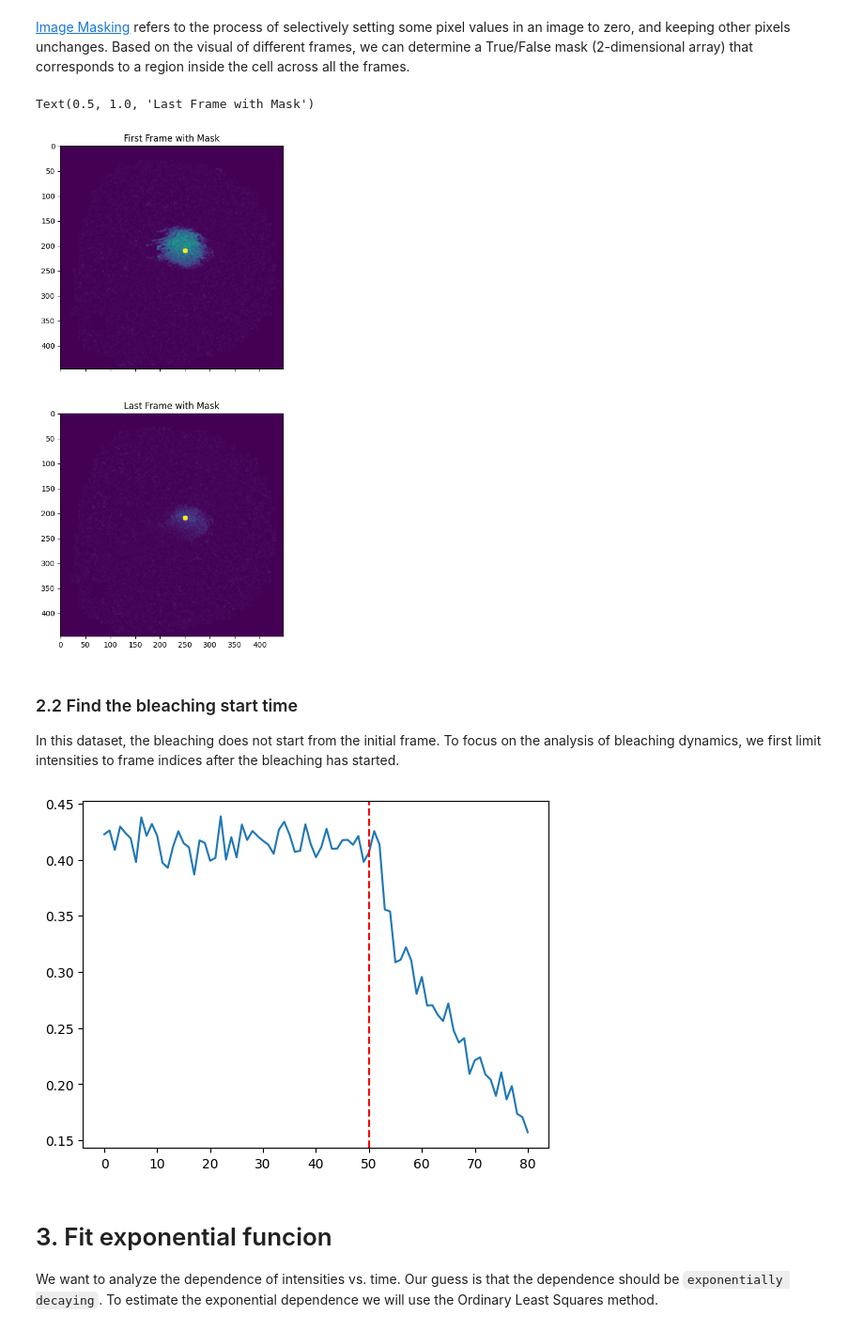
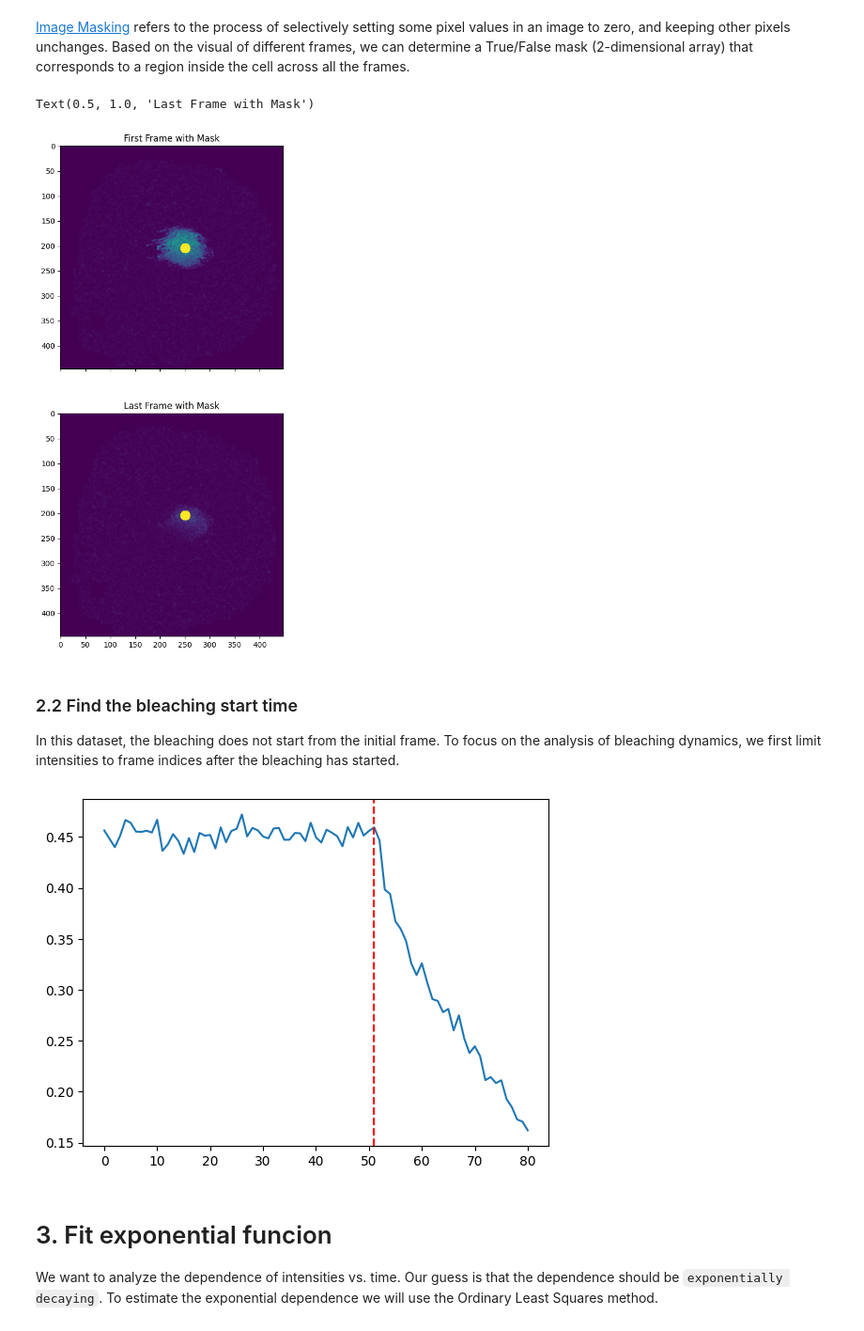
Before and after one commit to Marlon-Jost/PHYS5318_Experiemnt_2, a Jupyter notebook: PHYS5318_Lab2_femtosecond-2.ipynb, the cells around one changed output. Shown at 94% size. Cells and saved outputs as stored; diff of their text form; code cells hidden in the pictures.

```diff
--- a/PHYS5318_Lab2_femtosecond-2.ipynb
+++ b/PHYS5318_Lab2_femtosecond-2.ipynb
@@ -145,7 +145,7 @@ After that, we will define and quantify statistics which capture the behavior of
 # Q2.1.1 find a fixed point that is within a bright region inside the cell. As the cell shifts slightly through time, check that the point you picked never contains background values. Do this qualitatively by looking at multiple frames.
 # Plot multiple frames with some annotation around your fixed point, e.g. add a red dot on multiple frames
 # Store the coordinates of the point in two variables `idx_i` and `idx_j`
-idx_i, idx_j = (210, 250)
+idx_i, idx_j = (205, 250)
 plot_range = 50
 plt.imshow(img_femtolaser_blurred[0][idx_i-plot_range:idx_i+plot_range,idx_j-plot_range:idx_j+plot_range], vmin= 0, vmax=1)
 plt.plot(plot_range,plot_range, 'r.')
@@ -164,7 +164,7 @@ img_femtolaser_blurred_masked = img_femtolaser_blurred
 # Hint1: The size of the circle will determine the reliability of your final conclusions. Be intentional when choosing the size of your region
 
 ni, nj = img_femtolaser_blurred[0].shape
-radius = 5 # Students will be changing this parameter
+radius = 10 # Students will be changing this parameter
 mask_cell = np.zeros((ni, nj), dtype=np.bool_)
 for i in range(ni):
     for j in range(nj):
@@ -187,7 +187,7 @@ ax2.imshow(img_femtolaser_blurred[-1]+mask_cell, vmin=0, vmax=1)
 ax2.set_title('Last Frame with Mask')
 # %% [output]
 Text(0.5, 1.0, 'Last Frame with Mask')
-[figure, old version]
+[figure, new version]
 # %%
 # Q2.1.4: extract all pixel intensities inside the cell mask you have defined, e.g. for an image frame img[mask_cell]
 # Create an array named 'intensities' of the shape (NUMBER_OF_FRAMES, n_pixels_mask) and populate it with pixel intensities for each frame
@@ -202,13 +202,13 @@ In this dataset, the bleaching does not start from the initial frame. To focus o
 # %%
 # Q2.2.1 Plot the average intesity at each time/frame index, and, using the plot, find the time index at which the bleaching has started
 # Call this index `idx_bleaching_begin` and annotate it on the plot with a red vertical line
 avg_intensity = intensities.mean(axis=1)
 plt.plot(avg_intensity)
-idx_bleaching_begin = 50
+idx_bleaching_begin = 51
 plt.axvline(x=idx_bleaching_begin, color='r', linestyle='--')
 plt.show()
 # %% [output]
-[figure, old version]
+[figure, new version]
 # %%
 # Re-define the variable `intensities` as follows `intensities = intensities[idx_bleaching_begin:]`
 # Run this only after you have finalized the value of `idx_bleaching_begin`
```
Also changed, not shown: parts of 1 cell of this notebook.
